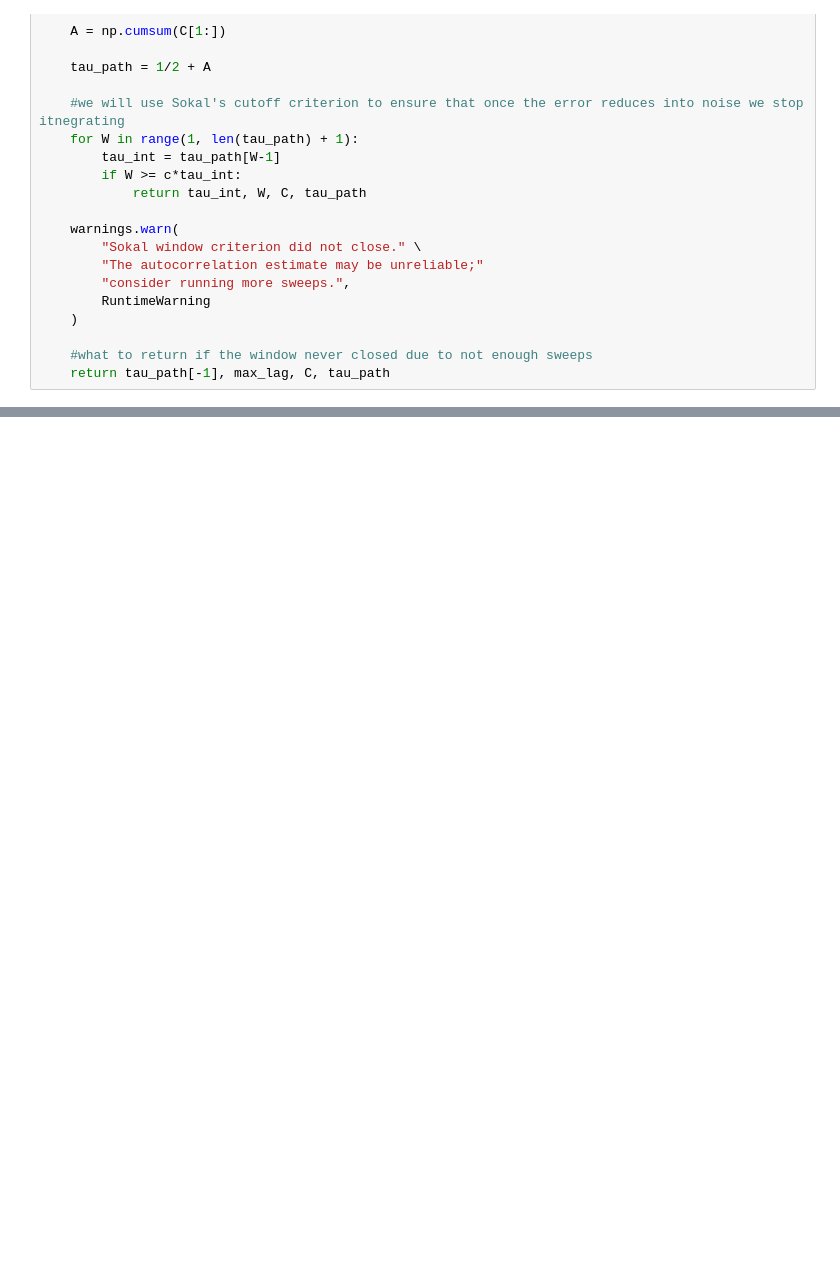
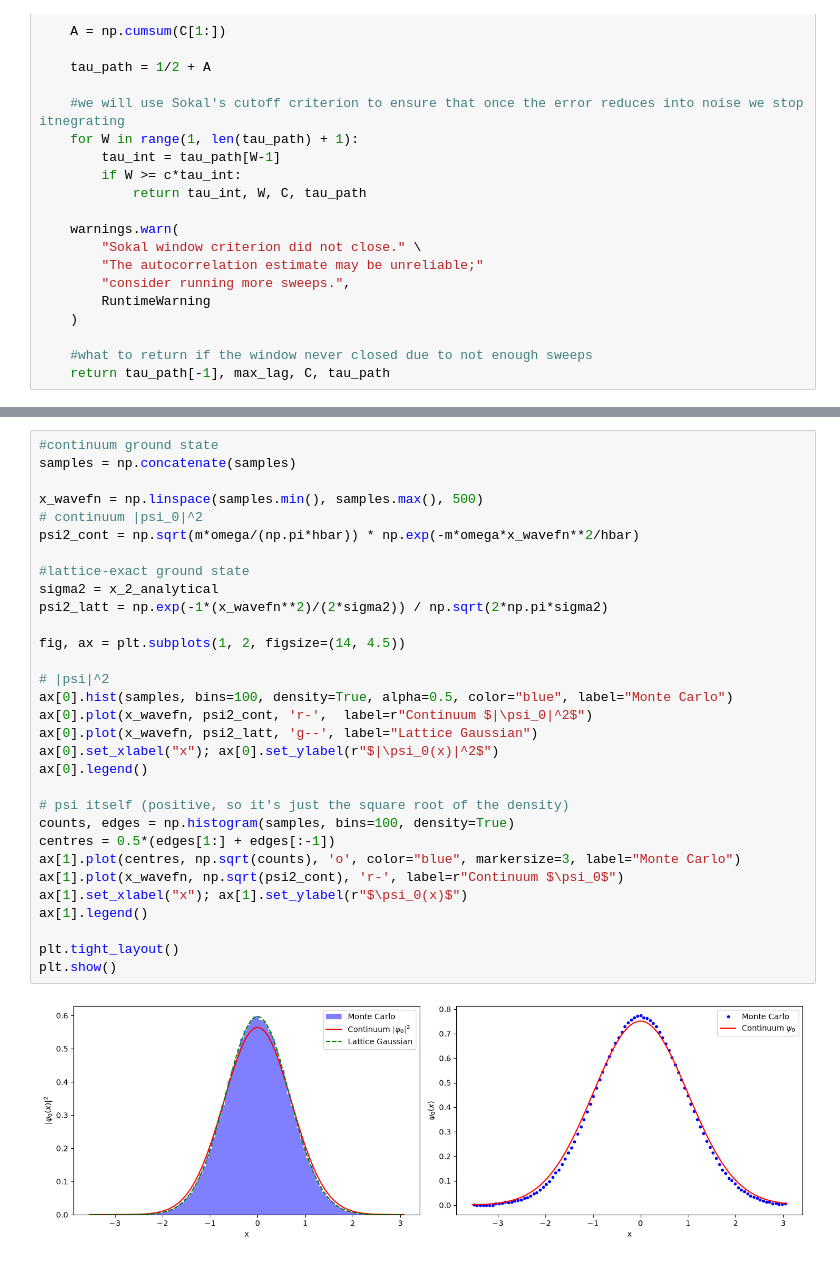
Before and after one commit to phillyyymcd/SHP_QuantumHarmonicOscillator, a Jupyter notebook: SHP_structured.ipynb, the cells around one changed output, grey strips where cells are left out. Cells and saved outputs as stored; diff of their text form; blank space fills up the shorter version.

```diff
--- a/SHP_structured.ipynb
+++ b/SHP_structured.ipynb
@@ -290,0 +294,33 @@ plt.show()
+# %%
+#continuum ground state
+samples = np.concatenate(samples)
+
+x_wavefn = np.linspace(samples.min(), samples.max(), 500)
+# continuum |psi_0|^2
+psi2_cont = np.sqrt(m*omega/(np.pi*hbar)) * np.exp(-m*omega*x_wavefn**2/hbar)
+
+#lattice-exact ground state
+sigma2 = x_2_analytical
+psi2_latt = np.exp(-1*(x_wavefn**2)/(2*sigma2)) / np.sqrt(2*np.pi*sigma2)
+
+fig, ax = plt.subplots(1, 2, figsize=(14, 4.5))
+
+# |psi|^2
+ax[0].hist(samples, bins=100, density=True, alpha=0.5, color="blue", label="Monte Carlo")
+ax[0].plot(x_wavefn, psi2_cont, 'r-',  label=r"Continuum $|\psi_0|^2$")
+ax[0].plot(x_wavefn, psi2_latt, 'g--', label="Lattice Gaussian")
+ax[0].set_xlabel("x"); ax[0].set_ylabel(r"$|\psi_0(x)|^2$")
+ax[0].legend()
+
+# psi itself (positive, so it's just the square root of the density)
+counts, edges = np.histogram(samples, bins=100, density=True)
+centres = 0.5*(edges[1:] + edges[:-1])
+ax[1].plot(centres, np.sqrt(counts), 'o', color="blue", markersize=3, label="Monte Carlo")
+ax[1].plot(x_wavefn, np.sqrt(psi2_cont), 'r-', label=r"Continuum $\psi_0$")
+ax[1].set_xlabel("x"); ax[1].set_ylabel(r"$\psi_0(x)$")
+ax[1].legend()
+
+plt.tight_layout()
+plt.show()
+# %% [output]
+[figure, added]
```
Also changed, not shown: parts of 4 cells of this notebook.
